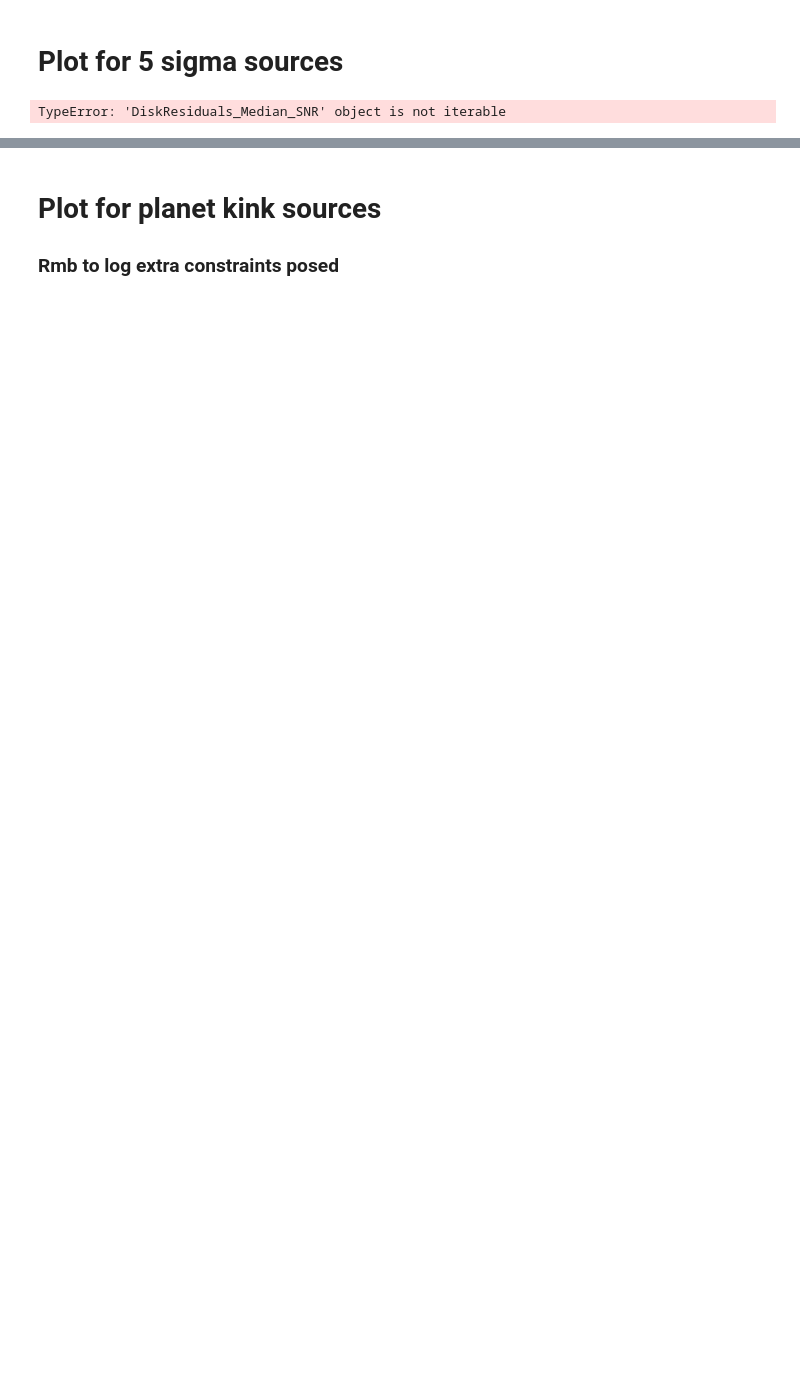
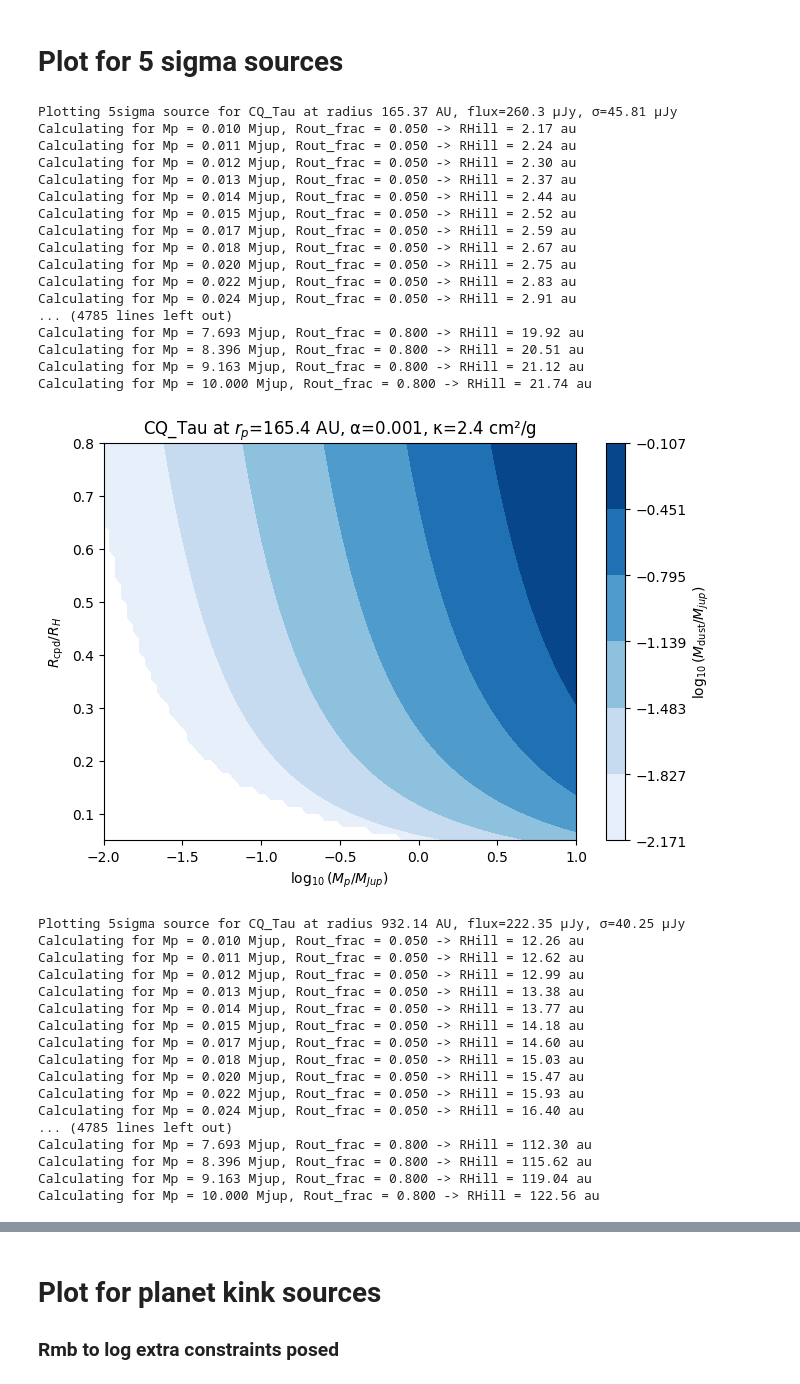
Before and after one commit to VWelke/CPD_MPIA, a Jupyter notebook: CPD_Emission_Models/CPD_Em_2.ipynb, the cells around one changed output, grey strips where cells are left out. Drawn from its saved outputs; the diff is of its cells as text; code cells hidden in the pictures; blank space fills up the shorter version.

```diff
--- a/CPD_Emission_Models/CPD_Em_2.ipynb
+++ b/CPD_Emission_Models/CPD_Em_2.ipynb
@@ -848,24 +902,61 @@ zhu_plots_flux_map(
 # %% [markdown]
 # Plot for 5 sigma sources
 # %%
-def get_disk_arr(disk_obj, disk_name, robust=2.0):
-    """
-    Returns [disk_name, M_star, distance, Lstar, theta_beam] for the given disk.
-    Assumes disk_obj has attributes: M_star, distance, Lstar, beam_x, beam_y.
-    """
-    M_star = getattr(disk_obj, 'M_star', 1.0)
-    distance = getattr(disk_obj, 'distance', 100)
-    Lstar = getattr(disk_obj, 'Lstar', 1.0)
-    beam_x = getattr(disk_obj, 'beam_x', None)
-    beam_y = getattr(disk_obj, 'beam_y', None)
-    if beam_x is not None and beam_y is not None:
-        theta_beam = 0.5 * (beam_x + beam_y)
-    else:
-        theta_beam = robust
-    return [disk_name, M_star, distance, Lstar, theta_beam]
 
-for disk_name, disk_obj in disk_obj.items():
-    disk_arr = get_disk_arr(disk_obj, disk_name, robust=2.0)
-    print(disk_arr)
+five_sigma_sources = [
+    # Format: [disk_name, radius_au, flux_ujy, sigma_flux_ujy]
+    ["CQ_Tau", 165.37, 260.30, 45.81],
+    ["CQ_Tau", 932.14, 222.35, 40.25],
+    ["DM_Tau", 1845.47, 5422.67, 161.82],
+    ["V4046_Sgr", 837.63, 90.54,22.22],
+]
-# %% [output]
-TypeError: 'DiskResiduals_Median_SNR' object is not iterable
+# %%
+# Plot for 5 sigma sources
+for disk_name, radius_au, flux_ujy, sigma_flux_ujy in five_sigma_sources:
+    disk_params = disk_arr[disk_name]
+    print(f"Plotting 5sigma source for {disk_name} at radius {radius_au} AU, flux={flux_ujy} μJy, σ={sigma_flux_ujy} μJy")
+    zhu_plots_flux_map(
+        target_flux_arr=[3*sigma_flux_ujy],
+        disk_arr=disk_params,
+        rp=radius_au,
+        lam_mm=0.9,
+        alpha=1e-3,
+        plotmass=True,
+        color='5sigsource'
+    )
+# %% [output]
+Plotting 5sigma source for CQ_Tau at radius 165.37 AU, flux=260.3 μJy, σ=45.81 μJy
+Calculating for Mp = 0.010 Mjup, Rout_frac = 0.050 -> RHill = 2.17 au
+Calculating for Mp = 0.011 Mjup, Rout_frac = 0.050 -> RHill = 2.24 au
+Calculating for Mp = 0.012 Mjup, Rout_frac = 0.050 -> RHill = 2.30 au
+Calculating for Mp = 0.013 Mjup, Rout_frac = 0.050 -> RHill = 2.37 au
+Calculating for Mp = 0.014 Mjup, Rout_frac = 0.050 -> RHill = 2.44 au
+Calculating for Mp = 0.015 Mjup, Rout_frac = 0.050 -> RHill = 2.52 au
+Calculating for Mp = 0.017 Mjup, Rout_frac = 0.050 -> RHill = 2.59 au
+Calculating for Mp = 0.018 Mjup, Rout_frac = 0.050 -> RHill = 2.67 au
+Calculating for Mp = 0.020 Mjup, Rout_frac = 0.050 -> RHill = 2.75 au
+Calculating for Mp = 0.022 Mjup, Rout_frac = 0.050 -> RHill = 2.83 au
+Calculating for Mp = 0.024 Mjup, Rout_frac = 0.050 -> RHill = 2.91 au
+... (4785 lines left out)
+Calculating for Mp = 7.693 Mjup, Rout_frac = 0.800 -> RHill = 19.92 au
+Calculating for Mp = 8.396 Mjup, Rout_frac = 0.800 -> RHill = 20.51 au
+Calculating for Mp = 9.163 Mjup, Rout_frac = 0.800 -> RHill = 21.12 au
+Calculating for Mp = 10.000 Mjup, Rout_frac = 0.800 -> RHill = 21.74 au
+[figure, added]
+Plotting 5sigma source for CQ_Tau at radius 932.14 AU, flux=222.35 μJy, σ=40.25 μJy
+Calculating for Mp = 0.010 Mjup, Rout_frac = 0.050 -> RHill = 12.26 au
+Calculating for Mp = 0.011 Mjup, Rout_frac = 0.050 -> RHill = 12.62 au
+Calculating for Mp = 0.012 Mjup, Rout_frac = 0.050 -> RHill = 12.99 au
+Calculating for Mp = 0.013 Mjup, Rout_frac = 0.050 -> RHill = 13.38 au
+Calculating for Mp = 0.014 Mjup, Rout_frac = 0.050 -> RHill = 13.77 au
+Calculating for Mp = 0.015 Mjup, Rout_frac = 0.050 -> RHill = 14.18 au
+Calculating for Mp = 0.017 Mjup, Rout_frac = 0.050 -> RHill = 14.60 au
+Calculating for Mp = 0.018 Mjup, Rout_frac = 0.050 -> RHill = 15.03 au
+Calculating for Mp = 0.020 Mjup, Rout_frac = 0.050 -> RHill = 15.47 au
+Calculating for Mp = 0.022 Mjup, Rout_frac = 0.050 -> RHill = 15.93 au
+Calculating for Mp = 0.024 Mjup, Rout_frac = 0.050 -> RHill = 16.40 au
+... (4785 lines left out)
+Calculating for Mp = 7.693 Mjup, Rout_frac = 0.800 -> RHill = 112.30 au
+Calculating for Mp = 8.396 Mjup, Rout_frac = 0.800 -> RHill = 115.62 au
+Calculating for Mp = 9.163 Mjup, Rout_frac = 0.800 -> RHill = 119.04 au
+Calculating for Mp = 10.000 Mjup, Rout_frac = 0.800 -> RHill = 122.56 au
```
Also changed, not shown: parts of 10 cells of this notebook, 1 other file.
